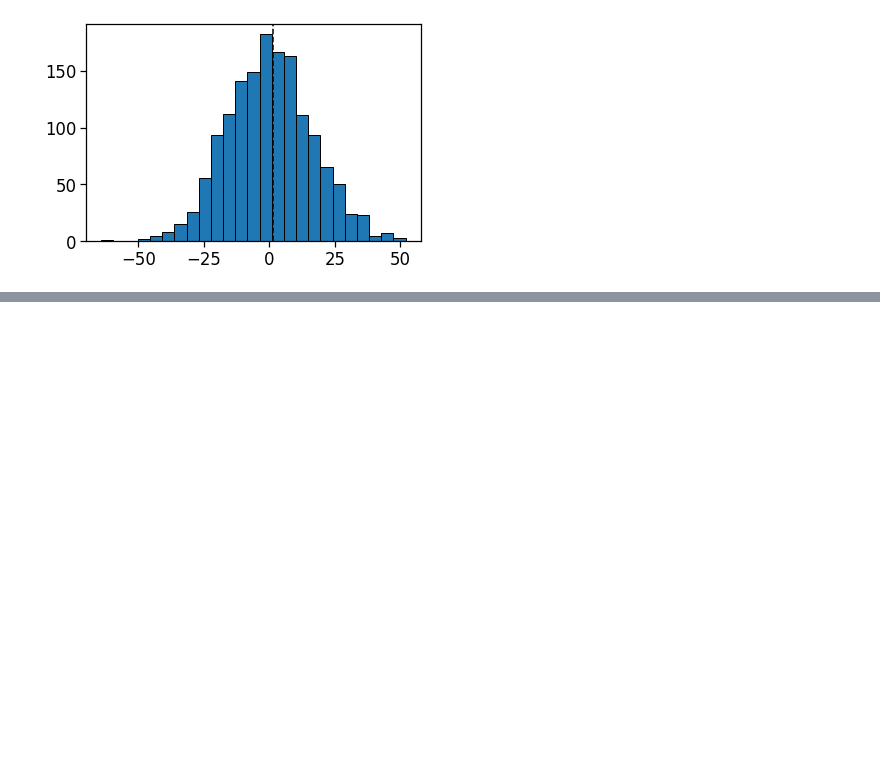
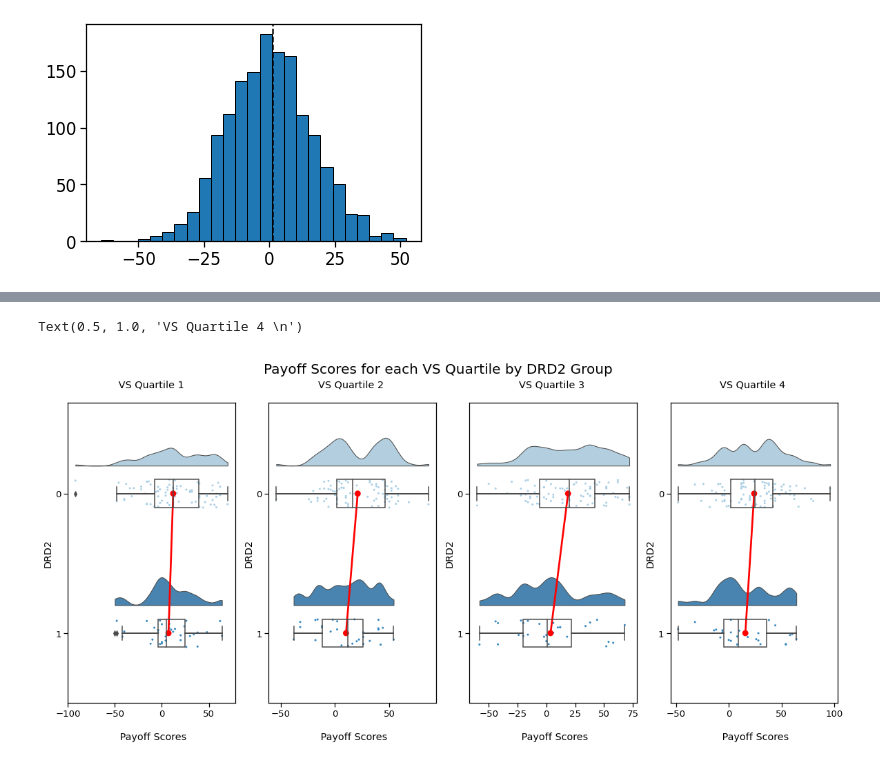
Before and after one commit to cbanuelos/DRD2_Abnormal_Learning, a Jupyter notebook: DataAnalysis_Condensed.ipynb, the cells around one changed output, grey strips where cells are left out. Saved outputs shown, nothing was run; the diff lists cells and outputs as text; code cells hidden in the pictures; blank space fills up the shorter version.

```diff
--- a/DataAnalysis_Condensed.ipynb
+++ b/DataAnalysis_Condensed.ipynb
@@ -356,0 +353,42 @@ For these given models, there is a high probability of attaining the difference
+# %%
+# Setting style of figures
+sns.set_context("notebook", font_scale=1.2)
+
+# Configuring 1st row of grid of plots
+fig = plt.figure()
+fig.subplots_adjust(hspace=0.4, wspace=0.2)
+fig.set_figheight(8)
+fig.set_figwidth(20)
+fig.suptitle('Payoff Scores for each VS Quartile by DRD2 Group \n \n ', fontsize=20)
+
+
+# VS Q1 Rain Cloud Plot
+ax = fig.add_subplot(1, 4, 1)
+VS_1 = pt.RainCloud(y='P', x='DRD2', orient='h',data=VS_data_1, width_viol=.4, width_box=.2,
+                   palette='Blues', pointplot=True, ax=ax)
+VS_1.set(xlabel='\n Payoff Scores')
+VS_1.set_title('VS Quartile 1 \n')
+
+# VS Q2 Rain Cloud Plot
+ax = fig.add_subplot(1, 4, 2)
+VS_2 = pt.RainCloud(y='P', x='DRD2', data=VS_data_2, orient='h', width_viol=.4, width_box=.2,
+                  palette='Blues', pointplot=True, ax=ax)
+VS_2.set(xlabel='\n Payoff Scores')
+VS_2.set_title('VS Quartile 2 \n')
+
+# VS Q3 Rain Cloud Plots
+ax = fig.add_subplot(1, 4, 3)
+VS_3 = pt.RainCloud(y='P', x='DRD2', data=VS_data_3, orient='h', width_viol=.4, width_box=.2,
+                   palette='Blues', pointplot=True, ax=ax)
+VS_3.set(xlabel='\n Payoff Scores')
+VS_3.set_title('VS Quartile 3 \n')
+
+# VS Q4 Rain Cloud Plots
+ax = fig.add_subplot(1, 4, 4)
+VS_4 = pt.RainCloud(y='P', x='DRD2', data=VS_data_4, orient='h', width_viol=.4, width_box=.2,
+                   palette='Blues', pointplot=True, ax=ax)
+VS_4.set(xlabel='\n Payoff Scores')
+VS_4.set_title('VS Quartile 4 \n')
+# %% [output]
+Text(0.5, 1.0, 'VS Quartile 4 \n')
+[figure, added]
```
Also changed, not shown: parts of 62 cells of this notebook.
